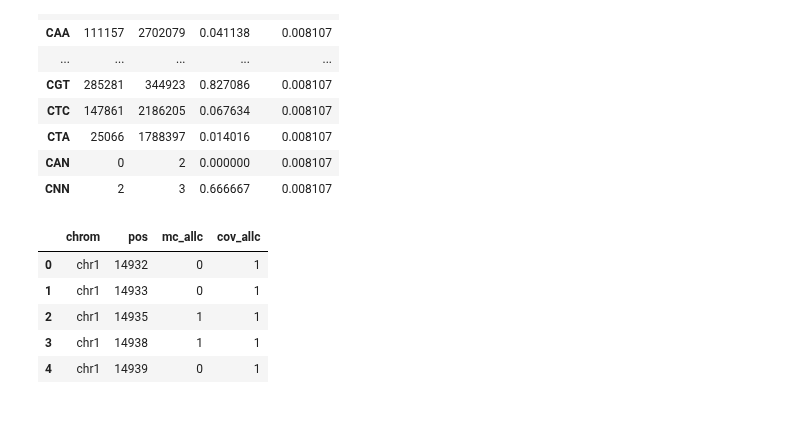
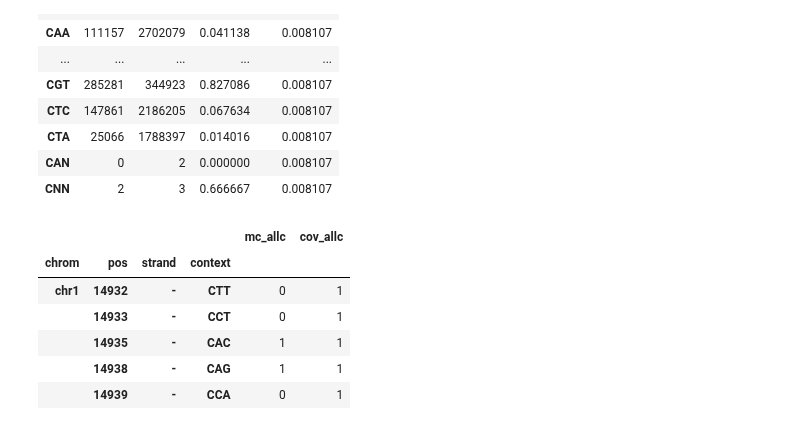
Before and after one commit to DingWB/cytozip, a Jupyter notebook: notebooks/benchmark.ipynb, the cells around one changed output. Saved outputs shown, nothing was run; the diff lists cells and outputs as text; code cells hidden in the pictures.

```diff
--- a/notebooks/benchmark.ipynb
+++ b/notebooks/benchmark.ipynb
@@ -66,15 +66,17 @@ Wall time: 1min 29s
 # %%
 # validate whether cz and allc store the same values
 df_allc=pd.read_csv("cytozip_example_data/hg38_bam/UWA7648_CX1819_NAC_1_P10-1-K18-A10.allc.tsv.gz",
-                    sep="\t", header=None, usecols=[0, 1, 4, 5],names=["chrom", "pos", "mc_allc", "cov_allc"],
+                    sep="\t", header=None, usecols=[0, 1,2,3,4, 5],names=["chrom", "pos", 'strand','context',"mc_allc", "cov_allc"],
     )
+df_allc.set_index(['chrom','pos','strand','context'],inplace=True)
 df_allc.head()
 # %% [output]
-|  | chrom | pos | mc_allc | cov_allc |
-| 0 | chr1 | 14932 | 0 | 1 |
-| 1 | chr1 | 14933 | 0 | 1 |
-| 2 | chr1 | 14935 | 1 | 1 |
-| 3 | chr1 | 14938 | 1 | 1 |
-| 4 | chr1 | 14939 | 0 | 1 |
+|  |  |  |  | mc_allc | cov_allc |
+| chrom | pos | strand | context |  |  |
+| chr1 | 14932 | - | CTT | 0 | 1 |
+|  | 14933 | - | CCT | 0 | 1 |
+|  | 14935 | - | CAC | 1 | 1 |
+|  | 14938 | - | CAG | 1 | 1 |
+|  | 14939 | - | CCA | 0 | 1 |
 # %%
 from cytozip import Reader
```
Also changed, not shown: parts of 2 cells of this notebook, 2 other files.
